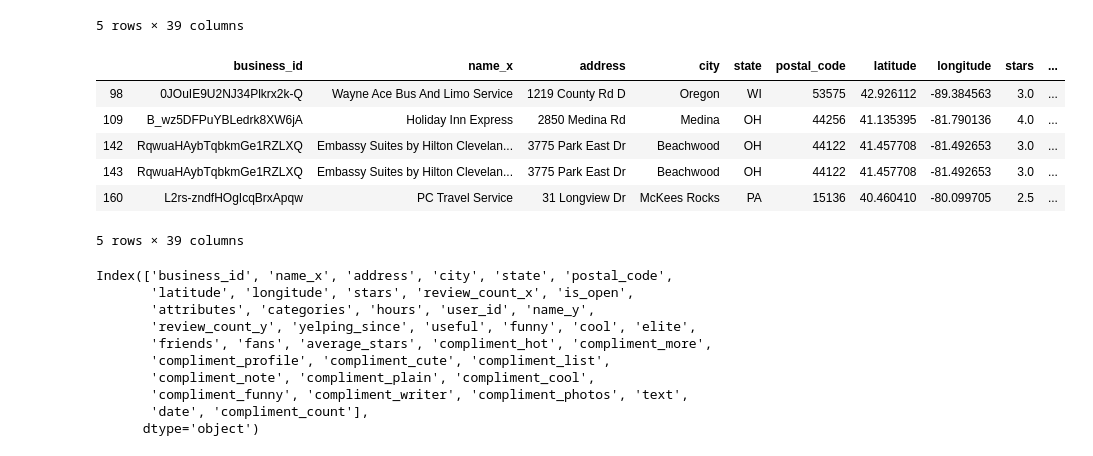
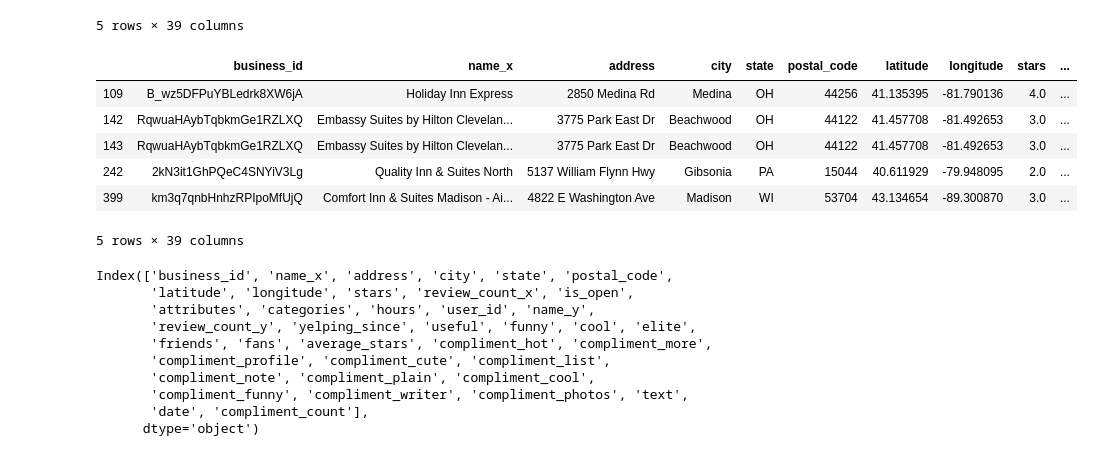
Before and after one commit to cocofreefarm/Module3, a Jupyter notebook: Data/Module 3 Data Cleaning.ipynb, the cells around one changed output. Drawn from its saved outputs; the diff is of its cells as text; code cells hidden in the pictures.

```diff
--- a/Data/Module 3 Data Cleaning.ipynb
+++ b/Data/Module 3 Data Cleaning.ipynb
@@ -188,14 +188,16 @@ tip_business.head()
 # %%
 tip_index = np.where(tip_business.categories.str.contains('Hotel').values)[0]
 Hotel_tip = tip_business.iloc[tip_index,]
+accomodation_tip_index = np.where(Hotel_tip.name_x.str.contains('Hotel | Inn | Hilton | Courtyard | Edge | Place | Graduate | Wyndham | Suites | Motel | Lodge').values)[0]
+Hotel_tip = Hotel_tip.iloc[accomodation_tip_index,]
 Hotel_tip.head()
 # %% [output]
 |  | business_id | name_x | address | city | state | postal_code | latitude | longitude | stars | ... |
-| 98 | 0JOuIE9U2NJ34Plkrx2k-Q | Wayne Ace Bus And Limo Service | 1219 County Rd D | Oregon | WI | 53575 | 42.926112 | -89.384563 | 3.0 | ... |
 | 109 | B_wz5DFPuYBLedrk8XW6jA | Holiday Inn Express | 2850 Medina Rd | Medina | OH | 44256 | 41.135395 | -81.790136 | 4.0 | ... |
 | 142 | RqwuaHAybTqbkmGe1RZLXQ | Embassy Suites by Hilton Clevelan... | 3775 Park East Dr | Beachwood | OH | 44122 | 41.457708 | -81.492653 | 3.0 | ... |
 | 143 | RqwuaHAybTqbkmGe1RZLXQ | Embassy Suites by Hilton Clevelan... | 3775 Park East Dr | Beachwood | OH | 44122 | 41.457708 | -81.492653 | 3.0 | ... |
-| 160 | L2rs-zndfHOgIcqBrxApqw | PC Travel Service | 31 Longview Dr | McKees Rocks | PA | 15136 | 40.460410 | -80.099705 | 2.5 | ... |
+| 242 | 2kN3it1GhPQeC4SNYiV3Lg | Quality Inn & Suites North | 5137 William Flynn Hwy | Gibsonia | PA | 15044 | 40.611929 | -79.948095 | 2.0 | ... |
+| 399 | km3q7qnbHnhzRPIpoMfUjQ | Comfort Inn & Suites Madison - Ai... | 4822 E Washington Ave | Madison | WI | 53704 | 43.134654 | -89.300870 | 3.0 | ... |
 5 rows × 39 columns
 # %%
 Hotel_tip.columns
```
Also changed, not shown: parts of 5 cells of this notebook, 15 other files.
